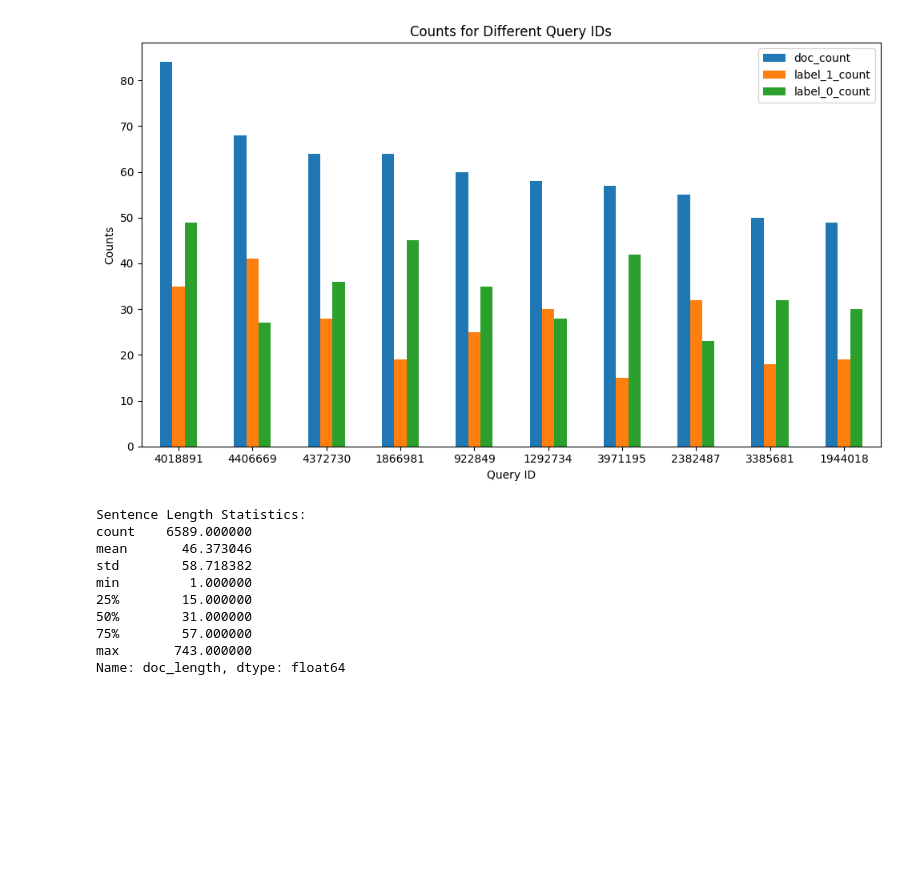
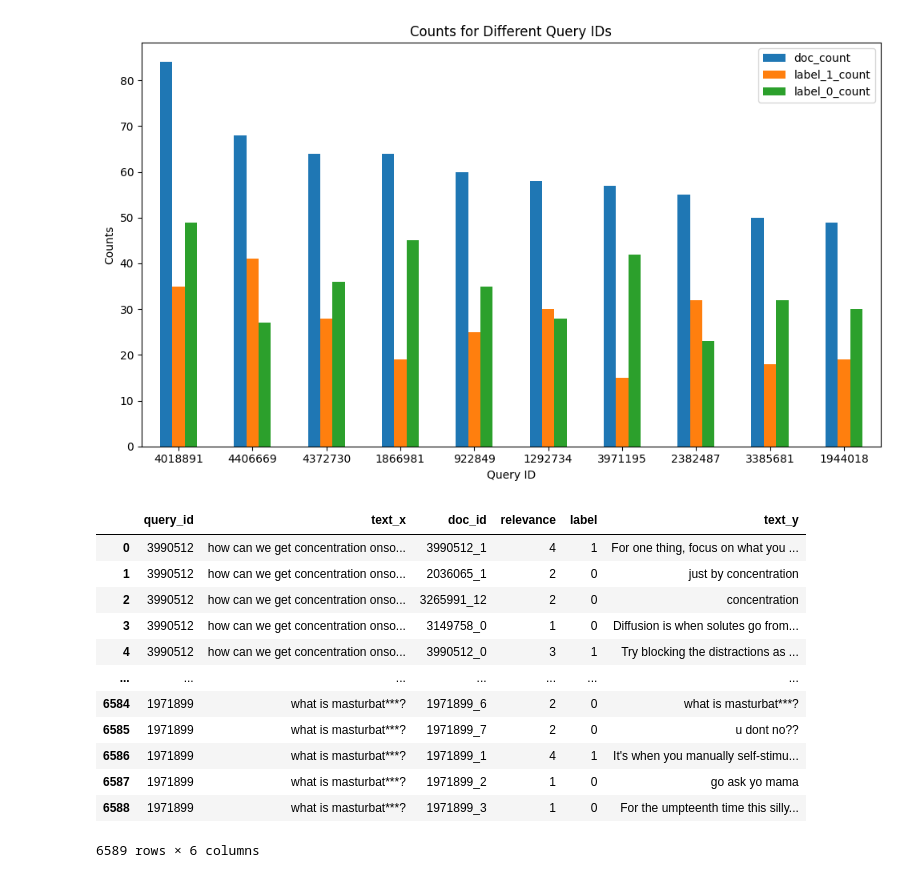
Before and after one commit to anedun2/Retrieval_and_Rerank, a Jupyter notebook: EDA.ipynb, the cells around one changed output. Cells and saved outputs as stored; diff of their text form; code cells hidden in the pictures; blank space fills up the shorter version.

```diff
--- a/EDA.ipynb
+++ b/EDA.ipynb
@@ -180,24 +192,19 @@ plt.show()
 # %%
 # Merge the previously merged DataFrame with the document data based on doc_id
 merged_df_docs = merged_df.merge(df_docs, on='doc_id', how='left')
-
-# Calculate the length of each document's text by counting the number of words
-merged_df_docs['doc_length'] = merged_df_docs['text_y'].apply(lambda x: len(x.split()))
-
-# Calculate descriptive statistics for the document lengths
-doc_stats = merged_df_docs['doc_length'].describe()
-
-# Print the statistics
-print("Document Length Statistics:")
-print(doc_stats)
-# %% [output]
-Sentence Length Statistics:
-count    6589.000000
-mean       46.373046
-std        58.718382
-min         1.000000
-25%        15.000000
-50%        31.000000
-75%        57.000000
-max       743.000000
-Name: doc_length, dtype: float64
+# %%
+merged_df_docs
+# %% [output]
+|  | query_id | text_x | doc_id | relevance | label | text_y |
+| 0 | 3990512 | how can we get concentration onso... | 3990512_1 | 4 | 1 | For one thing, focus on what you ... |
+| 1 | 3990512 | how can we get concentration onso... | 2036065_1 | 2 | 0 | just by concentration |
+| 2 | 3990512 | how can we get concentration onso... | 3265991_12 | 2 | 0 | concentration |
+| 3 | 3990512 | how can we get concentration onso... | 3149758_0 | 1 | 0 | Diffusion is when solutes go from... |
+| 4 | 3990512 | how can we get concentration onso... | 3990512_0 | 3 | 1 | Try blocking the distractions as ... |
+| ... | ... | ... | ... | ... | ... | ... |
+| 6584 | 1971899 | what is masturbat***? | 1971899_6 | 2 | 0 | what is masturbat***? |
+| 6585 | 1971899 | what is masturbat***? | 1971899_7 | 2 | 0 | u dont no?? |
+| 6586 | 1971899 | what is masturbat***? | 1971899_1 | 4 | 1 | It's when you manually self-stimu... |
+| 6587 | 1971899 | what is masturbat***? | 1971899_2 | 1 | 0 | go ask yo mama |
+| 6588 | 1971899 | what is masturbat***? | 1971899_3 | 1 | 0 | For the umpteenth time this silly... |
+6589 rows × 6 columns
```
Also changed, not shown: parts of 9 cells of this notebook.
